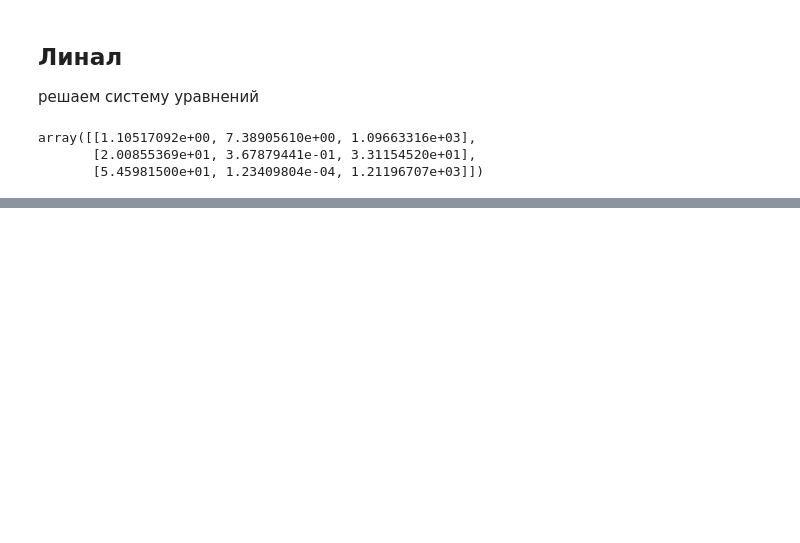
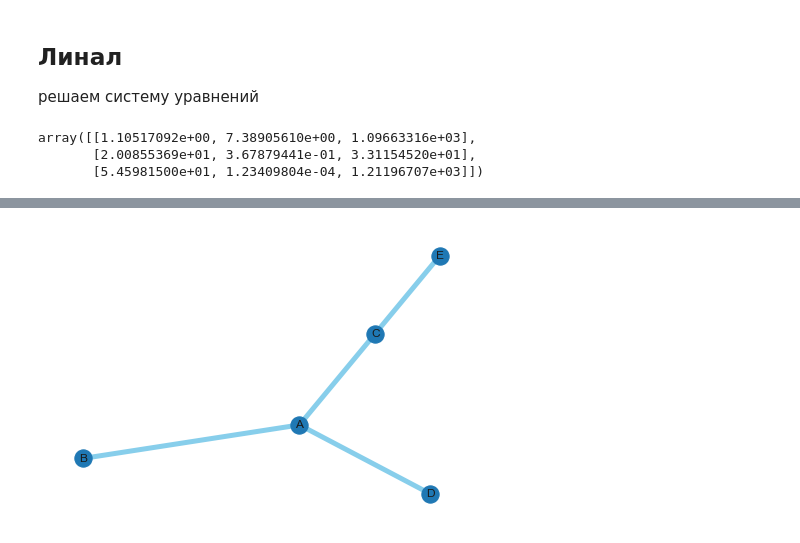
Before and after one commit to IlonaParik/SPBGU-Analitics-2021, a Jupyter notebook: lessons/29-11-2021/math.ipynb, the cells around one changed output, grey strips where cells are left out. Saved outputs shown, nothing was run; the diff lists cells and outputs as text; code cells hidden in the pictures; blank space fills up the shorter version.

```diff
--- a/lessons/29-11-2021/math.ipynb
+++ b/lessons/29-11-2021/math.ipynb
@@ -189,0 +309,17 @@ array([[1.10517092e+00, 7.38905610e+00, 1.09663316e+03],
+# %%
+# libraries
+import pandas as pd
+import numpy as np
+import networkx as nx
+import matplotlib.pyplot as plt
+
+# Build a dataframe with your connections
+df = pd.DataFrame({ 'from':['A', 'B', 'C','A'], 'to':['D', 'A', 'E','C']})
+
+# Build your graph
+G=nx.from_pandas_edgelist(df, 'from', 'to')
+
+# Chart with Custom edges:
+nx.draw(G, with_labels=True, width=5, edge_color="skyblue", style="solid")
+# %% [output]
+[figure, added]
```
Also changed, not shown: parts of 23 cells of this notebook, 3 other files.
